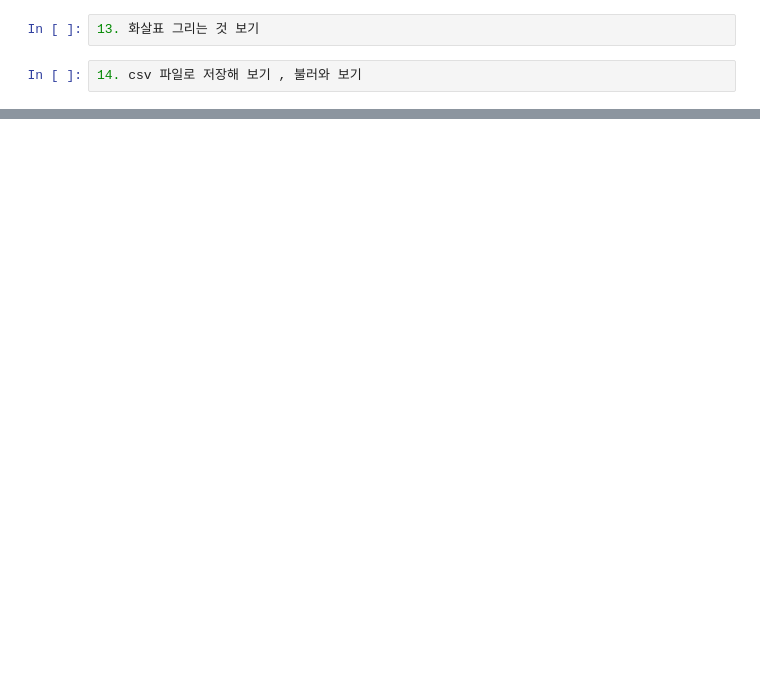
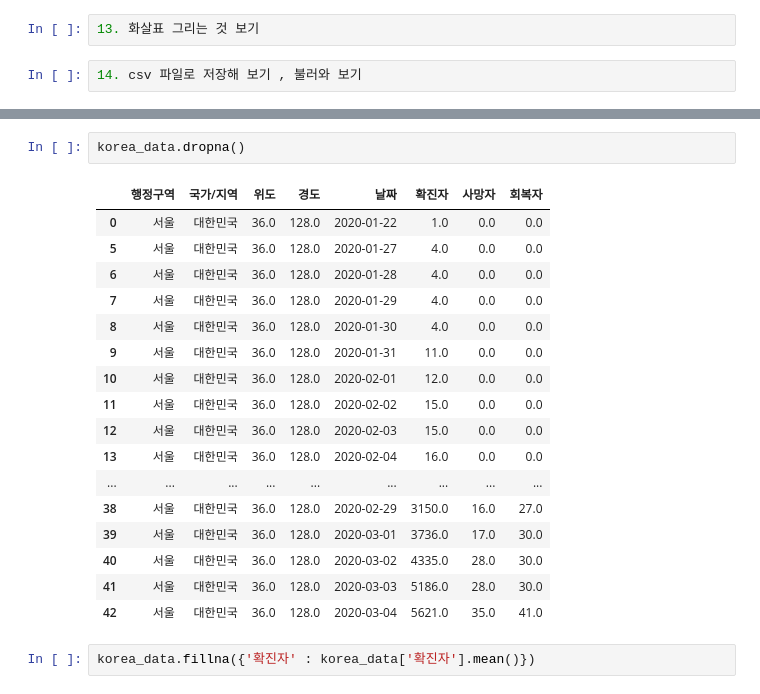
Before and after one commit to 8robbieboy8/GITHUB_TEST, a Jupyter notebook: 튜터링/연습.ipynb, the cells around one changed output, grey strips where cells are left out. Saved outputs shown, nothing was run; the diff lists cells and outputs as text; blank space fills up the shorter version.

```diff
--- a/튜터링/연습.ipynb
+++ b/튜터링/연습.ipynb
@@ -249,0 +403,22 @@ df_ohlcv
+# %%
+korea_data.dropna()
+# %% [output]
+|  | 행정구역 | 국가/지역 | 위도 | 경도 | 날짜 | 확진자 | 사망자 | 회복자 |
+| 0 | 서울 | 대한민국 | 36.0 | 128.0 | 2020-01-22 | 1.0 | 0.0 | 0.0 |
+| 5 | 서울 | 대한민국 | 36.0 | 128.0 | 2020-01-27 | 4.0 | 0.0 | 0.0 |
+| 6 | 서울 | 대한민국 | 36.0 | 128.0 | 2020-01-28 | 4.0 | 0.0 | 0.0 |
+| 7 | 서울 | 대한민국 | 36.0 | 128.0 | 2020-01-29 | 4.0 | 0.0 | 0.0 |
+| 8 | 서울 | 대한민국 | 36.0 | 128.0 | 2020-01-30 | 4.0 | 0.0 | 0.0 |
+| 9 | 서울 | 대한민국 | 36.0 | 128.0 | 2020-01-31 | 11.0 | 0.0 | 0.0 |
+| 10 | 서울 | 대한민국 | 36.0 | 128.0 | 2020-02-01 | 12.0 | 0.0 | 0.0 |
+| 11 | 서울 | 대한민국 | 36.0 | 128.0 | 2020-02-02 | 15.0 | 0.0 | 0.0 |
+| 12 | 서울 | 대한민국 | 36.0 | 128.0 | 2020-02-03 | 15.0 | 0.0 | 0.0 |
+| 13 | 서울 | 대한민국 | 36.0 | 128.0 | 2020-02-04 | 16.0 | 0.0 | 0.0 |
+| ... | ... | ... | ... | ... | ... | ... | ... | ... |
+| 38 | 서울 | 대한민국 | 36.0 | 128.0 | 2020-02-29 | 3150.0 | 16.0 | 27.0 |
+| 39 | 서울 | 대한민국 | 36.0 | 128.0 | 2020-03-01 | 3736.0 | 17.0 | 30.0 |
+| 40 | 서울 | 대한민국 | 36.0 | 128.0 | 2020-03-02 | 4335.0 | 28.0 | 30.0 |
+| 41 | 서울 | 대한민국 | 36.0 | 128.0 | 2020-03-03 | 5186.0 | 28.0 | 30.0 |
+| 42 | 서울 | 대한민국 | 36.0 | 128.0 | 2020-03-04 | 5621.0 | 35.0 | 41.0 |
+# %%
+korea_data.fillna({'확진자' : korea_data['확진자'].mean()})
```
Also changed, not shown: parts of 19 cells of this notebook.
